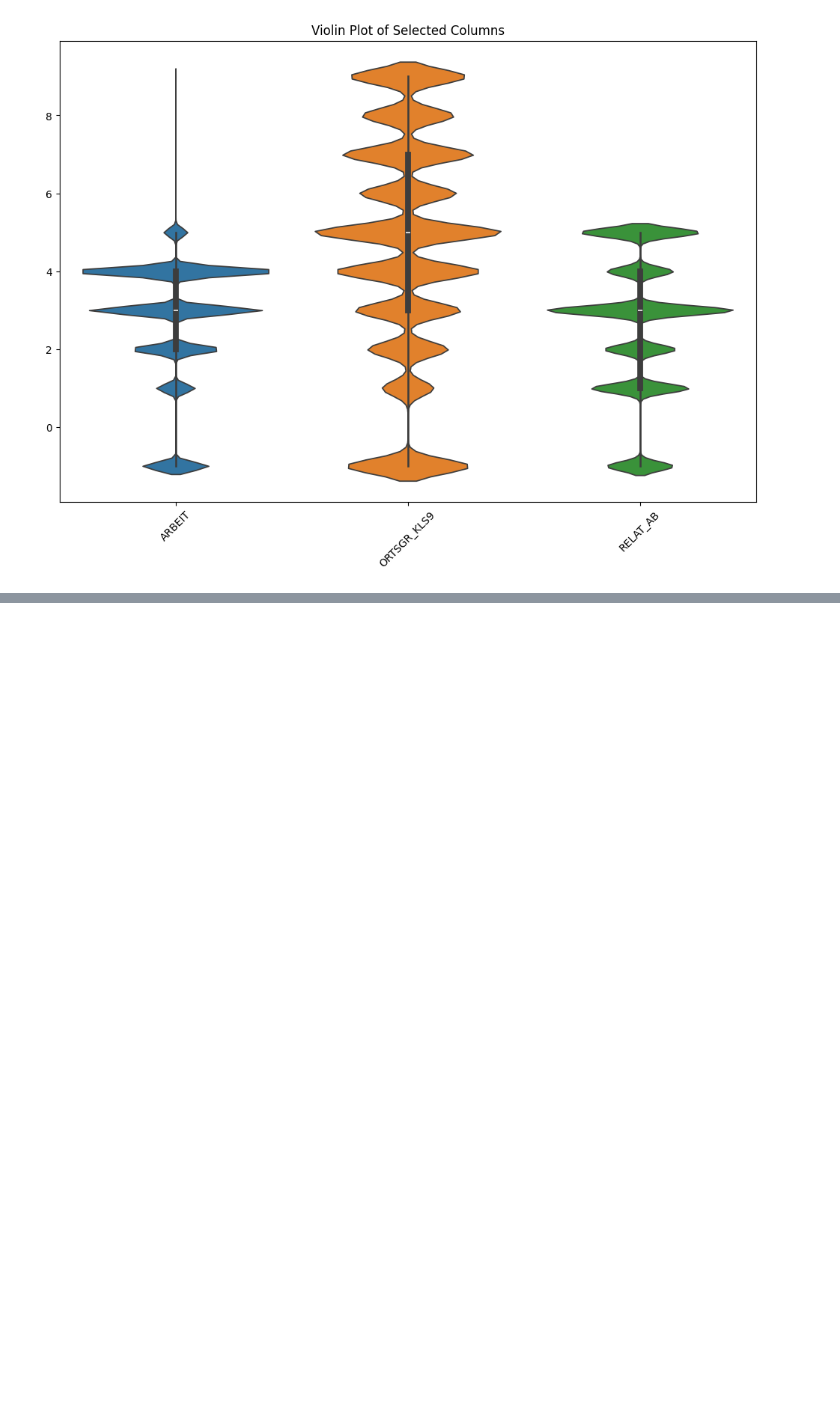
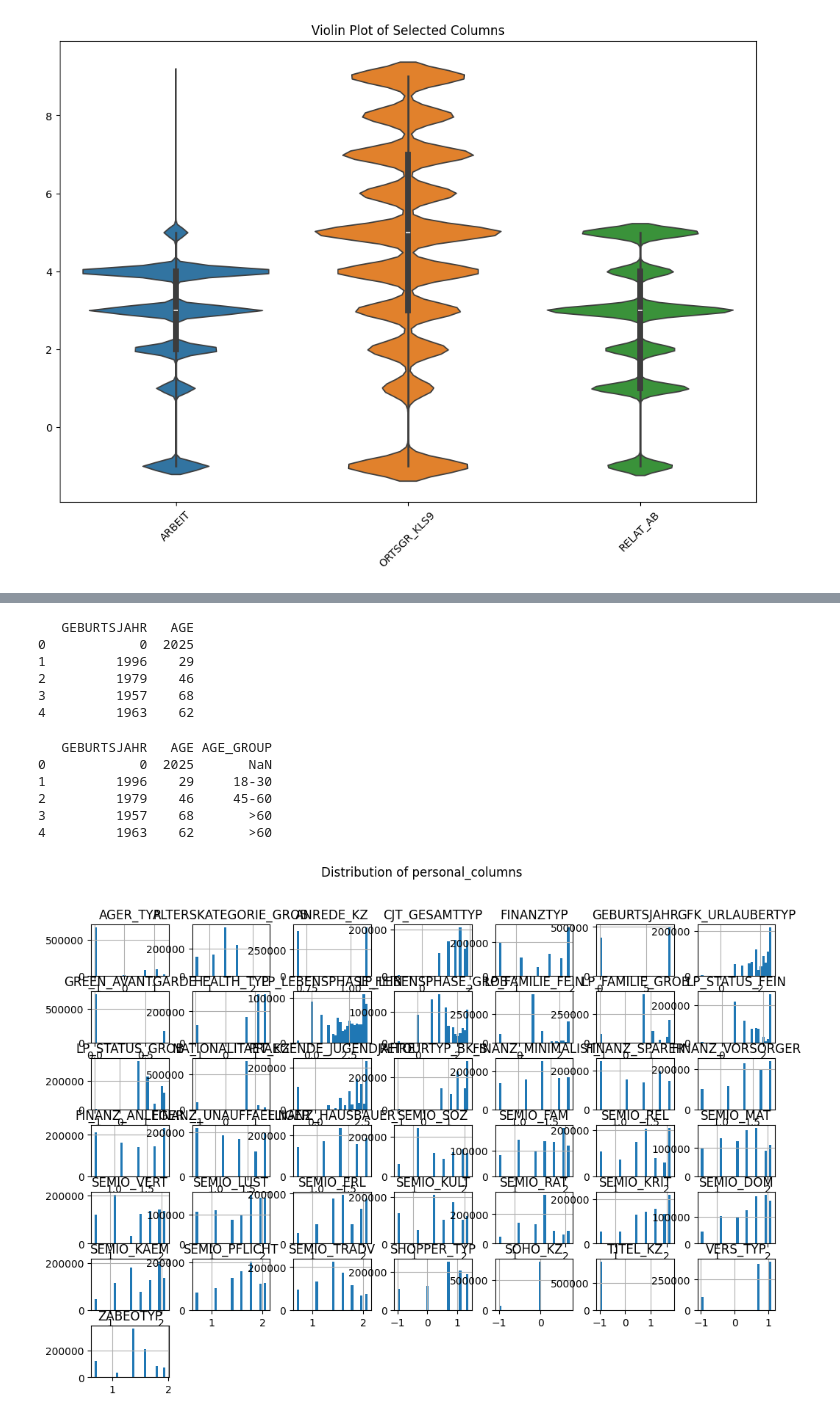
Before and after one commit to jcrotich/segmentation, a Jupyter notebook: SegmenationH.ipynb, the cells around one changed output, grey strips where cells are left out. Drawn from its saved outputs; the diff is of its cells as text; code cells hidden in the pictures; blank space fills up the shorter version.

```diff
--- a/SegmenationH.ipynb
+++ b/SegmenationH.ipynb
@@ -871,0 +888,12 @@ plt.show()
+# %%
+current_year = pd.Timestamp.now().year
+azdias_data['AGE'] = current_year - azdias_data['GEBURTSJAHR']
+# %%
+print(azdias_data[['GEBURTSJAHR', 'AGE']].head())
+# %% [output]
+   GEBURTSJAHR   AGE
+0            0  2025
+1         1996    29
+2         1979    46
+3         1957    68
+4         1963    62
@@ -871,0 +902,13 @@ plt.show()
+# %%
+bins = [0, 18, 30, 45, 60, 100]
+labels = ['<18', '18-30', '30-45', '45-60', '>60']
+azdias_data['AGE_GROUP'] = pd.cut(azdias_data['AGE'], bins=bins, labels=labels)
+# %%
+print(azdias_data[['GEBURTSJAHR', 'AGE', 'AGE_GROUP']].head())
+# %% [output]
+   GEBURTSJAHR   AGE AGE_GROUP
+0            0  2025       NaN
+1         1996    29     18-30
+2         1979    46     45-60
+3         1957    68       >60
+4         1963    62       >60
@@ -871,0 +939,9 @@ plt.show()
+# %%
+# Plot histograms for the numerical columns
+azdias_data[['AGER_TYP', 'ALTERSKATEGORIE_GROB', 'ANREDE_KZ', 'CJT_GESAMTTYP', 'FINANZTYP', 'GEBURTSJAHR', 'GFK_URLAUBERTYP', 'GREEN_AVANTGARDE', 'HEALTH_TYP', 'LP_LEBENSPHASE_FEIN', 'LP_LEBENSPHASE_GROB', 'LP_FAMILIE_FEIN', 'LP_FAMILIE_GROB', 'LP_STATUS_FEIN', 'LP_STATUS_GROB', 'NATIONALITAET_KZ', 'PRAEGENDE_JUGENDJAHRE', 'RETOURTYP_BK_S', 'FINANZ_MINIMALIST', 'FINANZ_SPARER', 'FINANZ_VORSORGER', 'FINANZ_ANLEGER', 'FINANZ_UNAUFFAELLIGER', 'FINANZ_HAUSBAUER', 'SEMIO_SOZ', 'SEMIO_FAM', 'SEMIO_REL', 'SEMIO_MAT', 'SEMIO_VERT', 'SEMIO_LUST', 'SEMIO_ERL', 'SEMIO_KULT', 'SEMIO_RAT', 'SEMIO_KRIT', 'SEMIO_DOM', 'SEMIO_KAEM', 'SEMIO_PFLICHT', 'SEMIO_TRADV', 'SHOPPER_TYP', 'SOHO_KZ', 'TITEL_KZ', 'VERS_TYP', 'ZABEOTYP']].hist(bins=30, figsize=(12, 8))# Specifies the number of bins (intervals) to group the data.can be adjust to fit the spread of your data and Specifies the size of the figure.
+
+# Add labels and title
+plt.suptitle('Distribution of personal_columns')
+plt.show()
+# %% [output]
+[figure, added]
```
Also changed, not shown: parts of 11 cells of this notebook.
